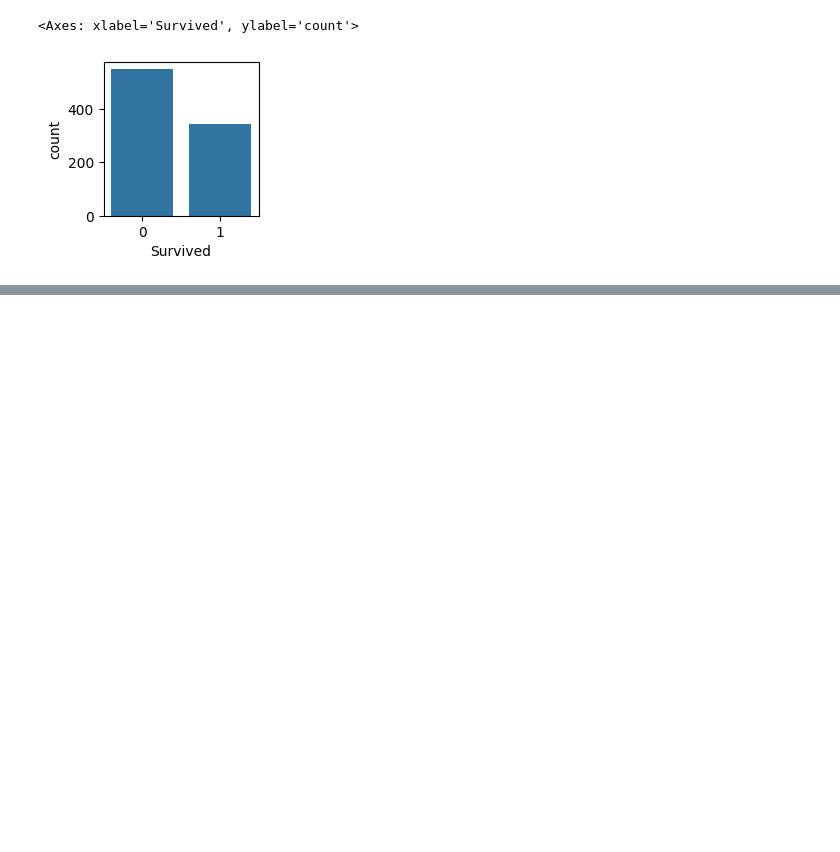
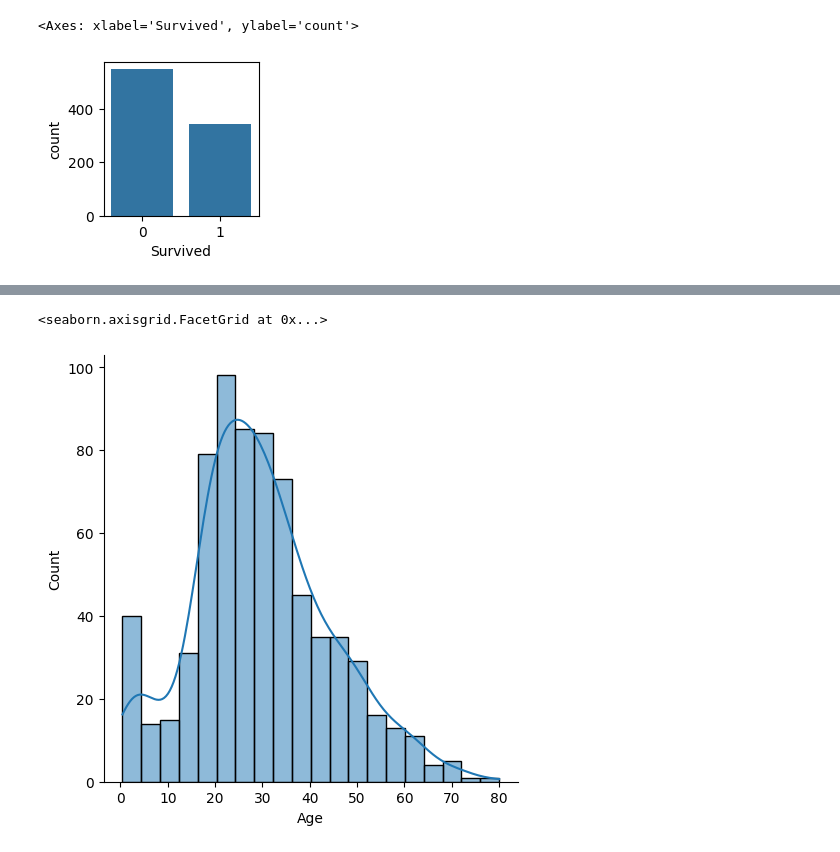
Before and after one commit to skyzoo1208/mat2lat2, a Jupyter notebook: datareading&cleaning.ipynb, the cells around one changed output, grey strips where cells are left out. Cells and saved outputs as stored; diff of their text form; code cells hidden in the pictures; blank space fills up the shorter version.

```diff
--- a/datareading&cleaning.ipynb
+++ b/datareading&cleaning.ipynb
@@ -102,0 +108,5 @@ sns.countplot(data=latih, x='Survived', ax=ax)
+# %%
+sns.displot(latih['Age'], kde=True)
+# %% [output]
+<seaborn.axisgrid.FacetGrid at 0x...>
+[figure, added]
```
Also changed, not shown: parts of 5 cells of this notebook.
